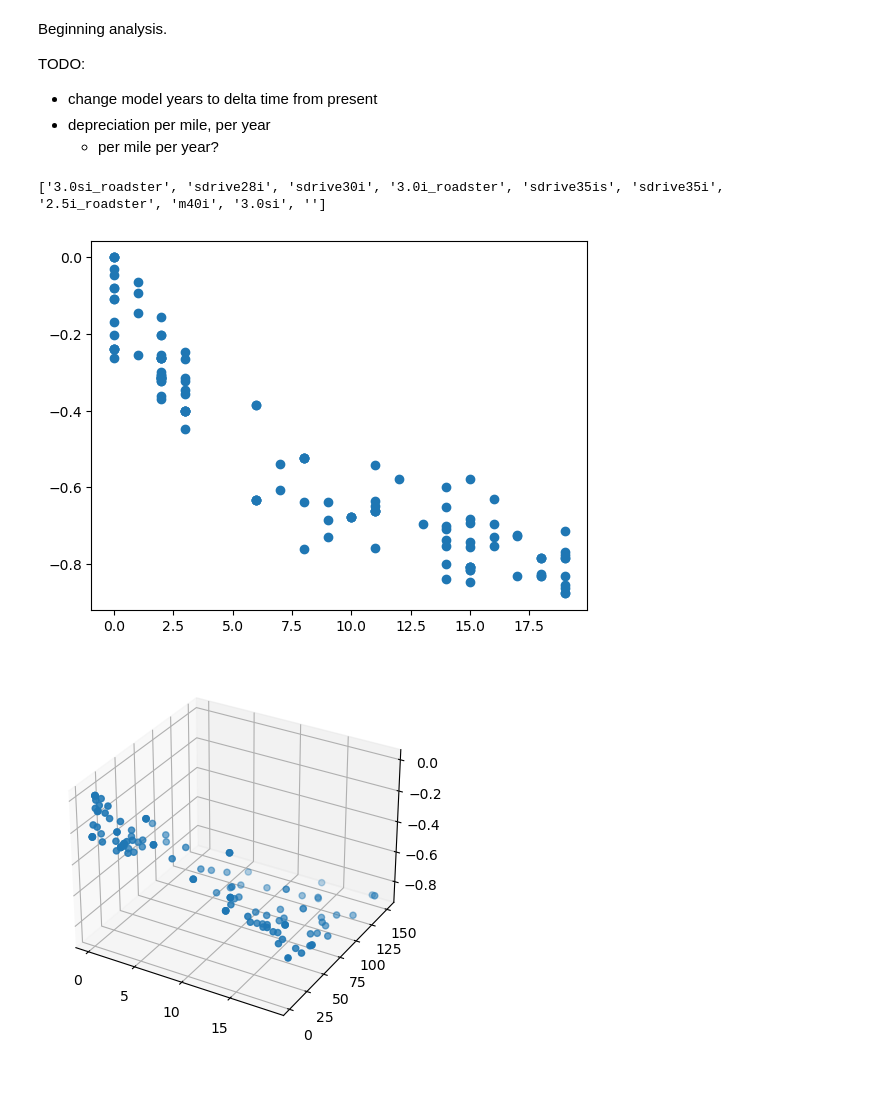
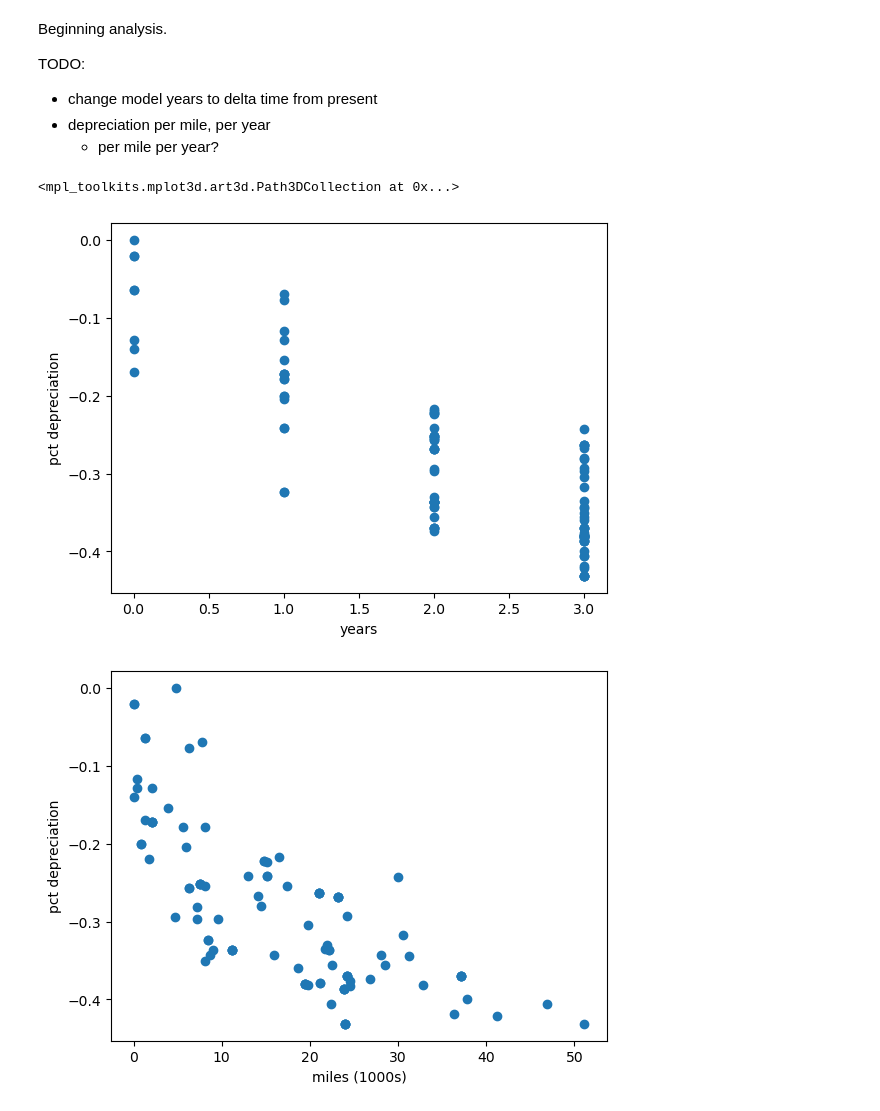
Before and after one commit to wujorgen/DataDrift, a Jupyter notebook: BLUESKY/analysis.ipynb, the cells around one changed output. Saved outputs shown, nothing was run; the diff lists cells and outputs as text; code cells hidden in the pictures; blank space fills up the shorter version.

```diff
--- a/BLUESKY/analysis.ipynb
+++ b/BLUESKY/analysis.ipynb
@@ -72,0 +58,27 @@ z4s["price_pct"] = z4s["price"].astype(float) / float(z4s["price"].max()) - 1
+# %%
+%%capture --no-stdout --no-display
+
+#z4s = df[
+#    (df["make"] == "bmw")
+#    & (df["model"] == "z4")
+#    & (df["trim"].isin(["m40i", "sdrive35i", "sdrive35is", "3.0i_roadster"]))
+#]
+
+m340 = df[
+    (df["make"] == "bmw")
+    & (df["model"] == "m340")
+]
+
+m440 = df[
+    (df["make"] == "bmw")
+    & (df["model"] == "m440")
+]
+
+
+trims, counts = np.unique(np.array(m440["trim"]),return_counts=True)
+for each in zip(trims, counts):
+    print(each)
+
+
+m440["year_delta"] = int(m440["model_year"].max()) - m440["model_year"].astype(int)
+m440["price_pct"] = m440["price"].astype(float) / float(m440["price"].max()) - 1
@@ -79,13 +96,19 @@ TODO:
     - per mile per year?
 # %%
 plt.figure(1)
-plt.scatter(z4s["year_delta"], z4s["price_pct"])
+plt.scatter(m440["year_delta"], m440["price_pct"])
+plt.xlabel("years")
+plt.ylabel("pct depreciation")
+
 plt.figure(2)
+plt.scatter(m440["mileage"].values.astype(float)/1000, m440["price_pct"])
+plt.xlabel("miles (1000s)")
+plt.ylabel("pct depreciation")
+
+plt.figure(3)
 ax = plt.axes(projection ="3d")
-ax.scatter3D(z4s["year_delta"], z4s["mileage"].values.astype(float)/1000, z4s["price_pct"])
-trims = list(z4s["trim"].unique())
-print(trims)
+ax.scatter3D(m440["year_delta"], m440["mileage"].values.astype(float)/1000, m440["price_pct"])
 # %% [output]
-['3.0si_roadster', 'sdrive28i', 'sdrive30i', '3.0i_roadster', 'sdrive35is', 'sdrive35i', '2.5i_roadster', 'm40i', '3.0si', '']
+<mpl_toolkits.mplot3d.art3d.Path3DCollection at 0x...>
-[figure, old version]
+[figure, new version]
-[figure, old version]
+[figure, new version]
```
Also changed, not shown: parts of 5 cells of this notebook, 2 other files.
